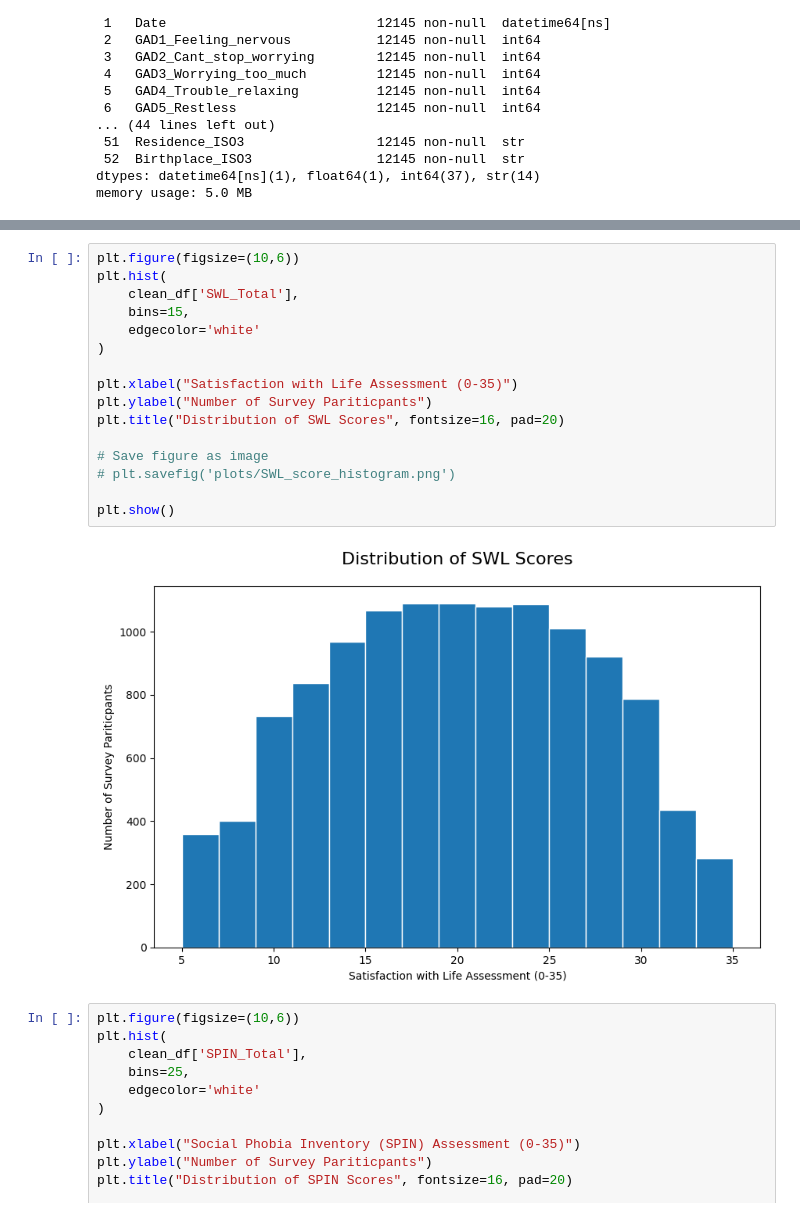
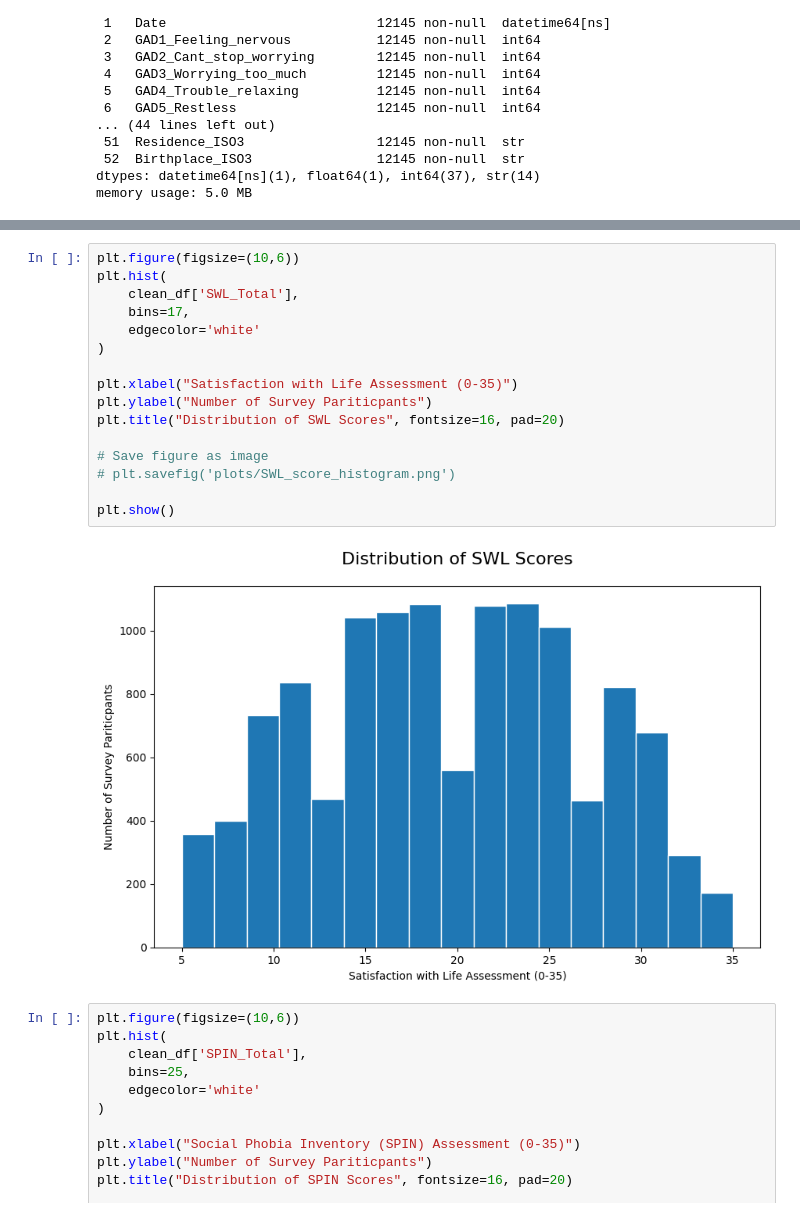
Before and after one commit to amallred/gaming-mental-health-analysis, a Jupyter notebook: data_cleaning.ipynb, the cells around one changed output, grey strips where cells are left out. Cells and saved outputs as stored; diff of their text form.

```diff
--- a/data_cleaning.ipynb
+++ b/data_cleaning.ipynb
@@ -591,21 +598,21 @@ plt.show()
 # %%
 plt.figure(figsize=(10,6))
 plt.hist(
     clean_df['SWL_Total'],
-    bins=15,
+    bins=17,
     edgecolor='white'
 )
 
 plt.xlabel("Satisfaction with Life Assessment (0-35)")
 plt.ylabel("Number of Survey Pariticpants")
 plt.title("Distribution of SWL Scores", fontsize=16, pad=20)
 
 # Save figure as image
 # plt.savefig('plots/SWL_score_histogram.png')
 
 plt.show()
 # %% [output]
-[figure, old version]
+[figure, new version]
 # %%
 plt.figure(figsize=(10,6))
 plt.hist(
```
Also changed, not shown: parts of 8 cells of this notebook, 5 other files.
